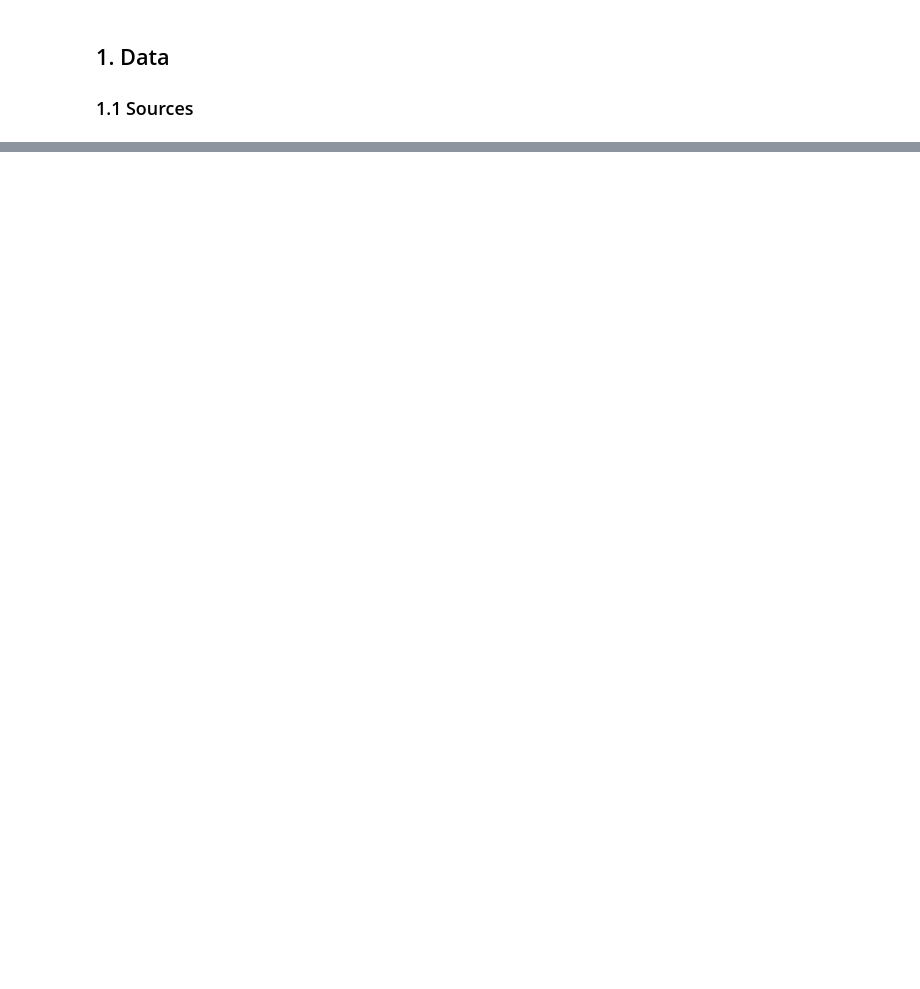
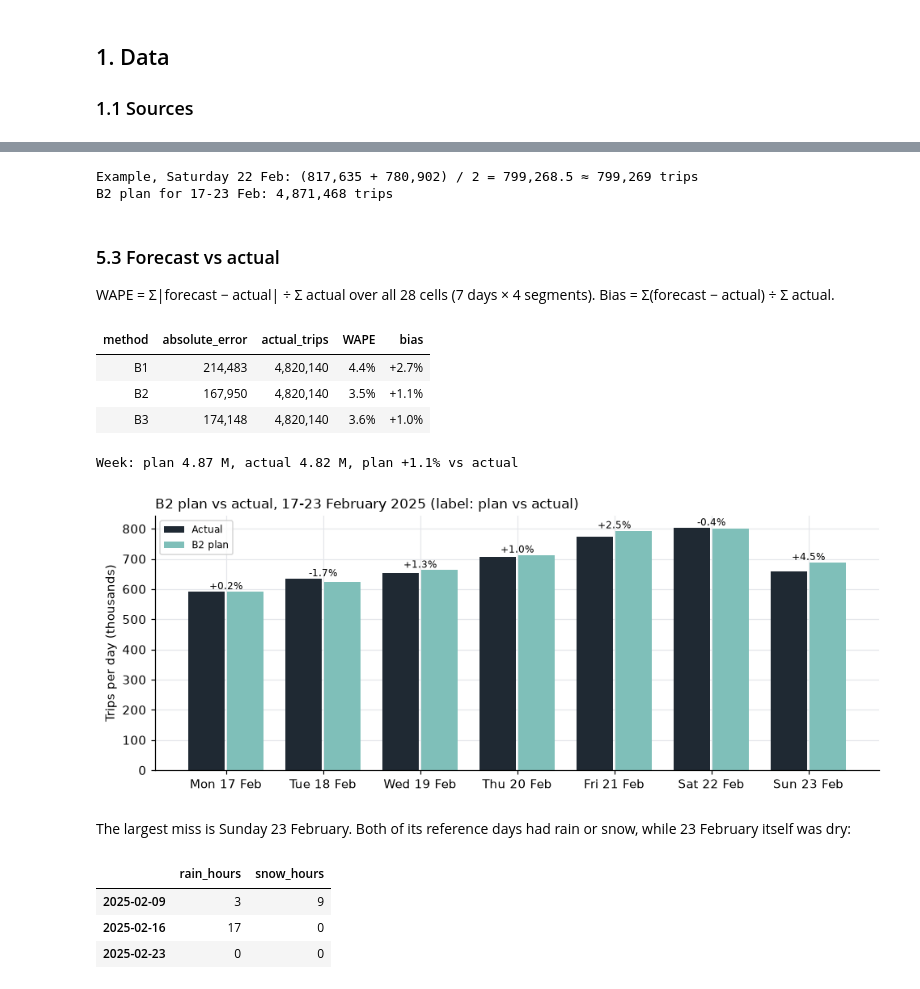
Before and after one commit to handonn2000/urban-mobility-planning, a Jupyter notebook: notebooks/urban_mobility_demand_analysis.ipynb, the cells around one changed output, grey strips where cells are left out. Drawn from its saved outputs; the diff is of its cells as text; code cells hidden in the pictures; blank space fills up the shorter version.

```diff
--- a/notebooks/urban_mobility_demand_analysis.ipynb
+++ b/notebooks/urban_mobility_demand_analysis.ipynb
@@ -1168,0 +580,74 @@ scorecard.style.hide(axis="index")
+# %%
+def holiday_week_forecast(known):
+    rows = []
+    for operator, zone in SEGMENTS:
+        at = lambda day: known[(pd.Timestamp(day), operator, zone)]
+        mlk_factor = at("2025-01-20") / ((at("2025-01-13") + at("2025-01-27")) / 2)
+        for day in pd.date_range("2025-02-17", "2025-02-23"):
+            b1 = at(day - pd.Timedelta(days=7))
+            b2 = (b1 + at(day - pd.Timedelta(days=14))) / 2
+            rows.append({"request_date": day, "operator": operator, "touches_zone": zone, "B1": b1, "B2": b2,
+                         "B3": b2 * (mlk_factor if day == pd.Timestamp("2025-02-17") else 1.0)})
+    return pd.DataFrame(rows)
+
+
+forecast = save(holiday_week_forecast(known), "forecast_week")
+
+city_known = known.groupby(level="request_date").sum()
+d7, d14 = city_known[pd.Timestamp("2025-02-15")], city_known[pd.Timestamp("2025-02-08")]
+print(f"Example, Saturday 22 Feb: ({d7:,} + {d14:,}) / 2 = {(d7 + d14) / 2:,.1f} ≈ {math.floor((d7 + d14) / 2 + 0.5):,} trips")
+print(f"B2 plan for 17-23 Feb: {forecast.B2.sum():,.0f} trips")
+# %% [output]
+Example, Saturday 22 Feb: (817,635 + 780,902) / 2 = 799,268.5 ≈ 799,269 trips
+B2 plan for 17-23 Feb: 4,871,468 trips
+# %% [markdown]
+### 5.3 Forecast vs actual
+
+WAPE = Σ|forecast − actual| ÷ Σ actual over all 28 cells (7 days × 4 segments). Bias = Σ(forecast − actual) ÷ Σ actual.
+# %%
+actual = daily[daily.request_date.between("2025-02-17", "2025-02-23")][["request_date", "operator", "touches_zone", "trips"]]
+scored = forecast.merge(actual, on=["request_date", "operator", "touches_zone"], validate="one_to_one")
+assert len(scored) == 28
+
+scores = save(pd.DataFrame([{"method": m,
+                             "absolute_error": (scored[m] - scored.trips).abs().sum(),
+                             "actual_trips": scored.trips.sum(),
+                             "WAPE": (scored[m] - scored.trips).abs().sum() / scored.trips.sum(),
+                             "bias": (scored[m] - scored.trips).sum() / scored.trips.sum()}
+                            for m in ("B1", "B2", "B3")]), "forecast_scores")
+display(scores.style.format({"absolute_error": "{:,.0f}", "actual_trips": "{:,.0f}", "WAPE": "{:.1%}", "bias": "{:+.1%}"})
+        .hide(axis="index"))
+
+by_day = scored.groupby("request_date")[["trips", "B2"]].sum()
+by_day["plan_vs_actual"] = by_day.B2 / by_day.trips - 1
+print(f"Week: plan {by_day.B2.sum() / 1e6:.2f} M, actual {by_day.trips.sum() / 1e6:.2f} M, "
+      f"plan {by_day.B2.sum() / by_day.trips.sum() - 1:+.1%} vs actual")
+
+fig, ax = plt.subplots(figsize=(9, 3.6))
+x = np.arange(len(by_day))
+ax.bar(x - 0.2, by_day.trips / 1e3, 0.38, color=INK, label="Actual")
+ax.bar(x + 0.2, by_day.B2 / 1e3, 0.38, color="#7fbfb9", label="B2 plan")
+for i, (top, gap) in enumerate(zip(by_day[["trips", "B2"]].max(axis=1), by_day.plan_vs_actual)):
+    ax.text(i, top / 1e3 + 8, f"{gap:+.1%}", ha="center", fontsize=8)
+ax.set_xticks(x, by_day.index.strftime("%a %d %b"))
+ax.set_ylabel("Trips per day (thousands)")
+ax.set_title("B2 plan vs actual, 17-23 February 2025 (label: plan vs actual)")
+ax.legend(fontsize=8, loc="upper left")
+plt.tight_layout()
+plt.show()
+# %% [output]
+| method | absolute_error | actual_trips | WAPE | bias |
+| B1 | 214,483 | 4,820,140 | 4.4% | +2.7% |
+| B2 | 167,950 | 4,820,140 | 3.5% | +1.1% |
+| B3 | 174,148 | 4,820,140 | 3.6% | +1.0% |
+Week: plan 4.87 M, actual 4.82 M, plan +1.1% vs actual
+[figure, added]
+# %% [markdown]
+The largest miss is Sunday 23 February. Both of its reference days had rain or snow, while 23 February itself was dry:
+# %%
+day_weather.loc[pd.to_datetime(["2025-02-09", "2025-02-16", "2025-02-23"])]
+# %% [output]
+|  | rain_hours | snow_hours |
+| 2025-02-09 | 3 | 9 |
+| 2025-02-16 | 17 | 0 |
+| 2025-02-23 | 0 | 0 |
```
Also changed, not shown: parts of 88 cells of this notebook, 4 other files.
